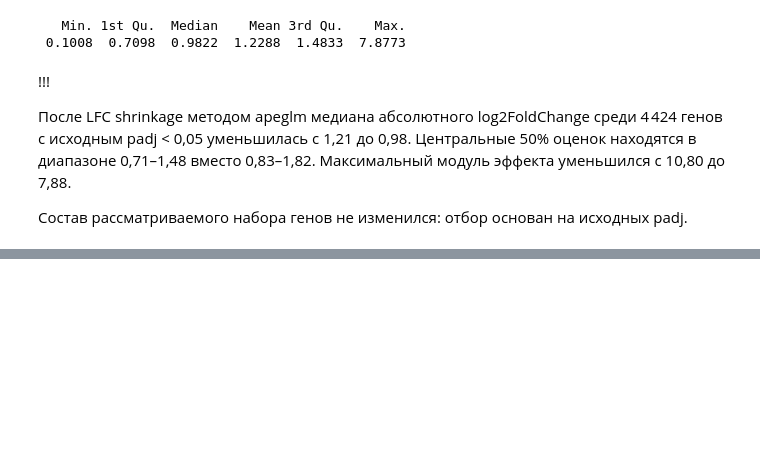
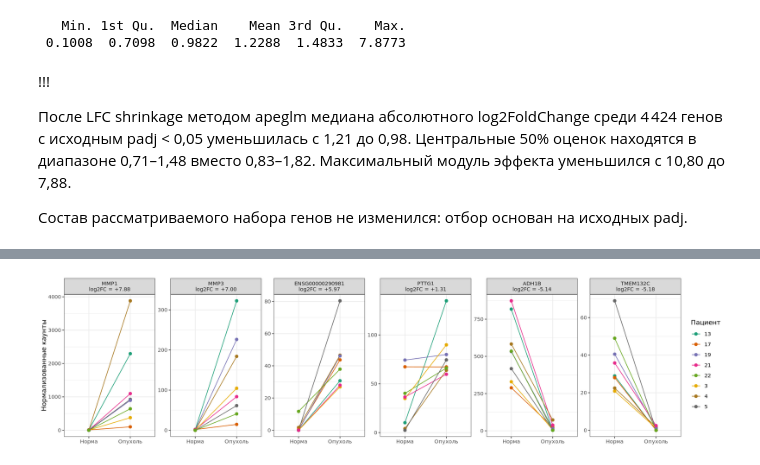
Before and after one commit to AnKraeva/esophageal-cancer-rnaseq, a Jupyter notebook: DESeq.ipynb, the cells around one changed output, grey strips where cells are left out. Saved outputs shown, nothing was run; the diff lists cells and outputs as text; code cells hidden in the pictures; blank space fills up the shorter version.

```diff
--- a/DESeq.ipynb
+++ b/DESeq.ipynb
@@ -553,0 +658,36 @@ summary(abs(res_shrunk[rownames(res_sig), "log2FoldChange"]))
+# %%
+# достаем каунты для каждого образца
+norm_counts <- DESeq2::counts(dds_de, normalized = TRUE)
+panel_labels <- sprintf("%s\nlog2FC = %+.2f", selected$gene, selected$log2FC)
+
+paired_counts <- do.call(rbind, lapply(seq_len(nrow(selected)), function(i) {
+  data.frame(
+    panel = panel_labels[i],
+    patient = dds_de$patient,
+    condition = dds_de$condition,
+    count = norm_counts[selected$gene_id[i], ]
+  )
+}))
+
+paired_counts$panel <- factor(paired_counts$panel, levels = panel_labels)
+# %%
+# график: один цвет на пациента, одна панель на ген
+options(repr.plot.width = 16, repr.plot.height = 4)
+
+ggplot2::ggplot(
+  paired_counts,
+  ggplot2::aes(x = condition, y = count, group = patient, colour = patient)
+) +
+  ggplot2::geom_line() +
+  ggplot2::geom_point(size = 2) +
+  ggplot2::facet_wrap(~ panel, scales = "free_y", nrow=1) +
+  ggplot2::scale_x_discrete(labels = c(normal = "Норма", tumor = "Опухоль")) +
+  ggplot2::scale_colour_brewer(palette = "Dark2", name = "Пациент") +
+  ggplot2::labs(x = NULL, y = "Нормализованные каунты") +
+  ggplot2::theme_bw() +
+  ggplot2::theme(
+    legend.position = "right",
+    plot.margin = ggplot2::margin(t = 5.5, r = 24, b = 5.5, l = 5.5)
+  )
+# %% [output]
+[figure, added]
```
Also changed, not shown: parts of 10 cells of this notebook, 1 other file.
